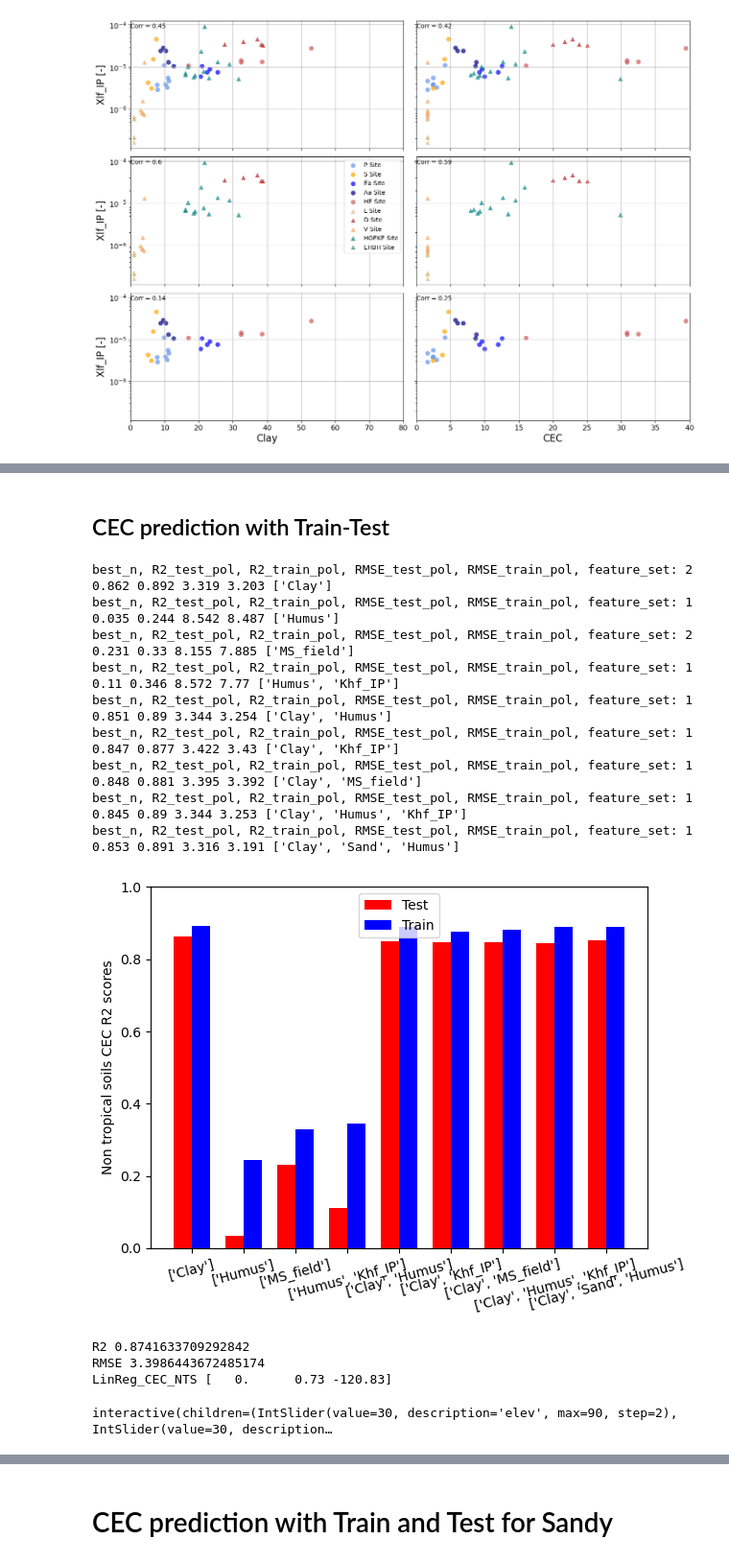
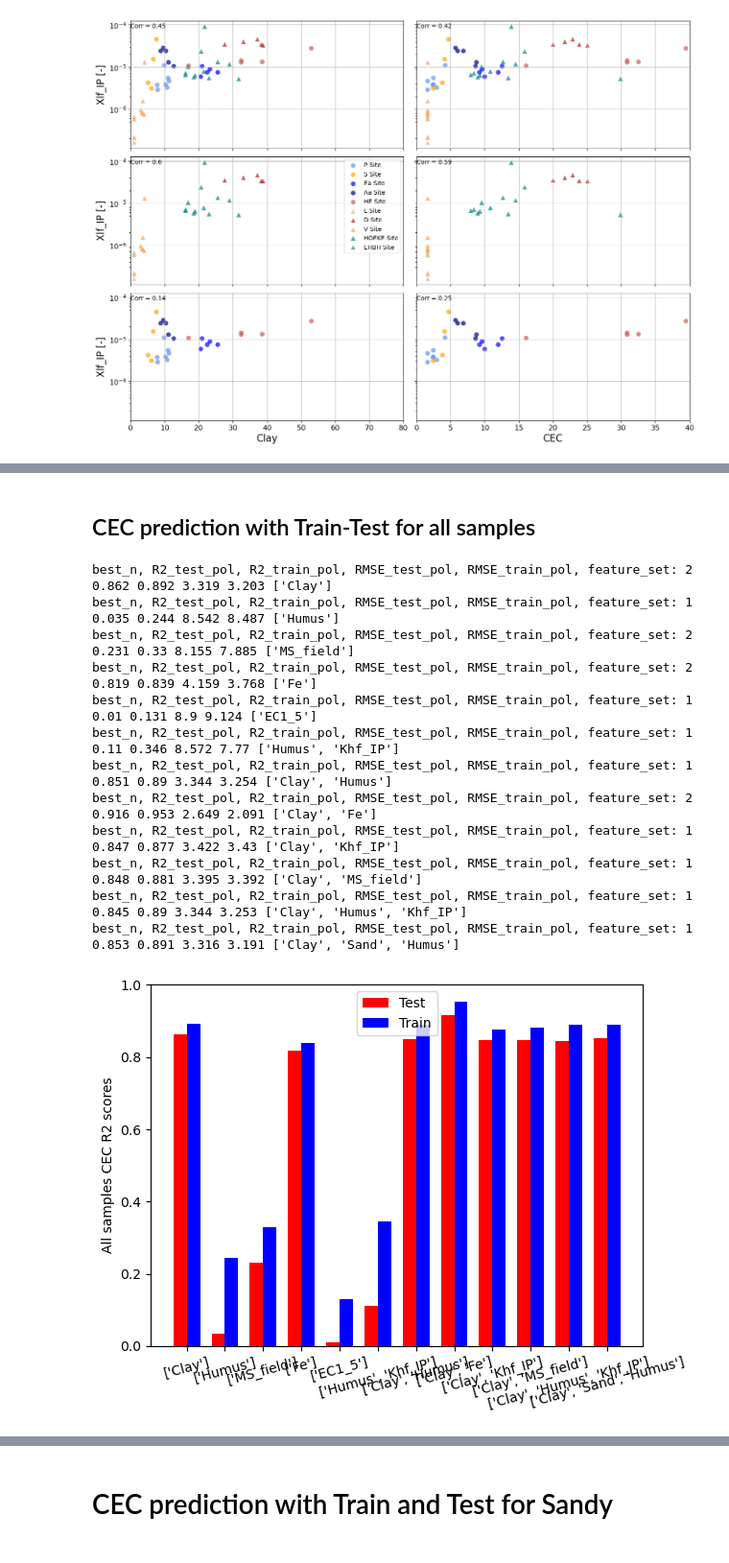
Before and after one commit to SENSE-UGent/kappa-CEC, a Jupyter notebook: cec_clay_susc.ipynb, the cells around one changed output, grey strips where cells are left out. Shown at 96% size. Cells and saved outputs as stored; diff of their text form; code cells hidden in the pictures.

```diff
--- a/cec_clay_susc.ipynb
+++ b/cec_clay_susc.ipynb
@@ -711,5 +630,5 @@ Coefficients: [0.84 0.66] Intercept: -6.001733752250839
 # %%
-def stochastic_poly(df, feature_columns, Y, n=4, iters=50, round_n=3):
+def stochastic_poly(df, feature_columns, Y, n=4, iters=100, round_n=3):
     ypred_train_best, ypred_test_best, R2_train_t_best, R2_test_t_best, RMSE_train_t_best, RMSE_test_t_best = [], [], [], [], [], []
     X = df[feature_columns]
 
@@ -756,75 +675,49 @@ def stochastic_poly(df, feature_columns, Y, n=4, iters=50, round_n=3):
     best_n = r2_medians.index(np.max(r2_medians))
     return best_n, round(np.median([inner_list[best_n] for inner_list in R2_test_t_best]), round_n), round(np.median([inner_list[best_n] for inner_list in R2_train_t_best]), round_n), round(np.median([inner_list[best_n] for inner_list in RMSE_test_t_best]), round_n), round(np.median([inner_list[best_n] for inner_list in RMSE_train_t_best]), round_n)
 # %% [markdown]
-## CEC prediction with Train-Test
+## CEC prediction with Train-Test for all samples
 # %%
 feature_sets_CEC = [
     ['Clay'],
     ['Humus'],
     ['MS_field'],
+    ['Fe'],
+    ['EC1_5'],
     ['Humus', 'Khf_IP'],
     ['Clay', 'Humus'],
-  # ['Clay', 'pH_eau'],
+    ['Clay', 'Fe'],
     ['Clay', 'Khf_IP'],
     ['Clay', 'MS_field'],
     ['Clay', 'Humus', 'Khf_IP'],
     ['Clay', 'Sand', 'Humus']
 ]
 
 df_CEC = df['CEC']
 
 test_errors_summary = []
 train_errors_summary = []
+best_n_ = []
 
 for feature_set in feature_sets_CEC:
 
     best_n, R2_test_pol, R2_train_pol, RMSE_test_pol, RMSE_train_pol = stochastic_poly(df, feature_set, df_CEC, iters=100)
     print('best_n, R2_test_pol, R2_train_pol, RMSE_test_pol, RMSE_train_pol, feature_set:', best_n, R2_test_pol, R2_train_pol, RMSE_test_pol, RMSE_train_pol, feature_set)
+    best_n_.append(best_n)
     test_errors_summary.append(R2_test_pol)
     train_errors_summary.append(R2_train_pol)
 
-bars_plot(feature_sets_CEC, test_errors_summary, train_errors_summary, 'Non tropical soils CEC')
-
-################## Puesta en marcha y plot #################
-
-LinReg_CEC_NTS = LinearRegression()
-x = df[['Clay', 'Khf_IP']]
-poly = PolynomialFeatures(degree=1)
-poly.fit(x)
-xt = poly.transform(x)
-LinReg_CEC_NTS.fit(xt, df_CEC)
-ypred = LinReg_CEC_NTS.predict(xt)
-R2 = r2_score(df_CEC, ypred)
-RMSE_ = RMSE(df_CEC, ypred)
-print('R2', R2)
-print('RMSE', RMSE_)
-
-# Create a meshgrid for Clay and Khf_IP
-a2 = np.linspace(df.Clay.min(), df.Clay.max(), 50)
-b2 = np.linspace(df.Khf_IP.min(), df.Khf_IP.max(), 50)
-A2, B2 = np.meshgrid(a2, b2)
-
-print('LinReg_CEC_NTS', LinReg_CEC_NTS.coef_)
-# Calculate the Z values for the plane using the meshgrid
-Z2 = LinReg_CEC_NTS.coef_[0]*LinReg_CEC_NTS.intercept_ + LinReg_CEC_NTS.coef_[1]*A2 + LinReg_CEC_NTS.coef_[2]*B2 + LinReg_CEC_NTS.intercept_
-
-def interactive_plot(elev=30, azim=30):
-    return plot_3d(df, 'Clay', 'Khf_IP', 'CEC', A2, B2, Z2, elev, azim)
-
-widgets.interactive(interactive_plot, elev=(0, 90, 2), azim=(0, 360, 2))
-# De aca concluyo que el grado del polinomio puede mejorar el fitting, y que Khf_IP es tan efectivo como Humus para predecir CEC. Esperemos aun las muestras de Polonia.
+bars_plot(feature_sets_CEC, test_errors_summary, train_errors_summary, 'All samples CEC')
 # %% [output]
 best_n, R2_test_pol, R2_train_pol, RMSE_test_pol, RMSE_train_pol, feature_set: 2 0.862 0.892 3.319 3.203 ['Clay']
 best_n, R2_test_pol, R2_train_pol, RMSE_test_pol, RMSE_train_pol, feature_set: 1 0.035 0.244 8.542 8.487 ['Humus']
 best_n, R2_test_pol, R2_train_pol, RMSE_test_pol, RMSE_train_pol, feature_set: 2 0.231 0.33 8.155 7.885 ['MS_field']
+best_n, R2_test_pol, R2_train_pol, RMSE_test_pol, RMSE_train_pol, feature_set: 2 0.819 0.839 4.159 3.768 ['Fe']
+best_n, R2_test_pol, R2_train_pol, RMSE_test_pol, RMSE_train_pol, feature_set: 1 0.01 0.131 8.9 9.124 ['EC1_5']
 best_n, R2_test_pol, R2_train_pol, RMSE_test_pol, RMSE_train_pol, feature_set: 1 0.11 0.346 8.572 7.77 ['Humus', 'Khf_IP']
 best_n, R2_test_pol, R2_train_pol, RMSE_test_pol, RMSE_train_pol, feature_set: 1 0.851 0.89 3.344 3.254 ['Clay', 'Humus']
+best_n, R2_test_pol, R2_train_pol, RMSE_test_pol, RMSE_train_pol, feature_set: 2 0.916 0.953 2.649 2.091 ['Clay', 'Fe']
 best_n, R2_test_pol, R2_train_pol, RMSE_test_pol, RMSE_train_pol, feature_set: 1 0.847 0.877 3.422 3.43 ['Clay', 'Khf_IP']
 best_n, R2_test_pol, R2_train_pol, RMSE_test_pol, RMSE_train_pol, feature_set: 1 0.848 0.881 3.395 3.392 ['Clay', 'MS_field']
 best_n, R2_test_pol, R2_train_pol, RMSE_test_pol, RMSE_train_pol, feature_set: 1 0.845 0.89 3.344 3.253 ['Clay', 'Humus', 'Khf_IP']
 best_n, R2_test_pol, R2_train_pol, RMSE_test_pol, RMSE_train_pol, feature_set: 1 0.853 0.891 3.316 3.191 ['Clay', 'Sand', 'Humus']
-[figure, old version]
+[figure, new version]
-R2 0.8741633709292842
-RMSE 3.3986443672485174
-LinReg_CEC_NTS [   0.      0.73 -120.83]
-interactive(children=(IntSlider(value=30, description='elev', max=90, step=2), IntSlider(value=30, description…
```
Also changed, not shown: parts of 21 cells of this notebook, 12 other files.
